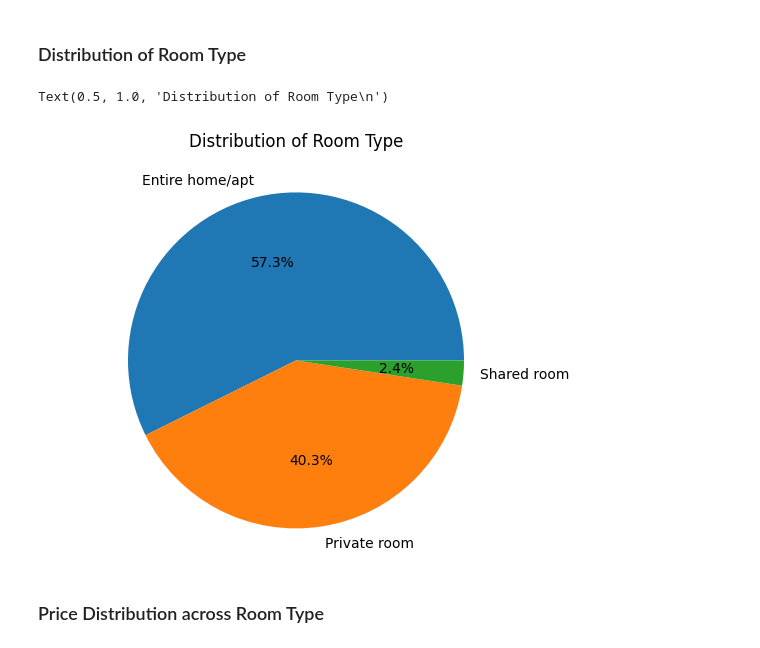
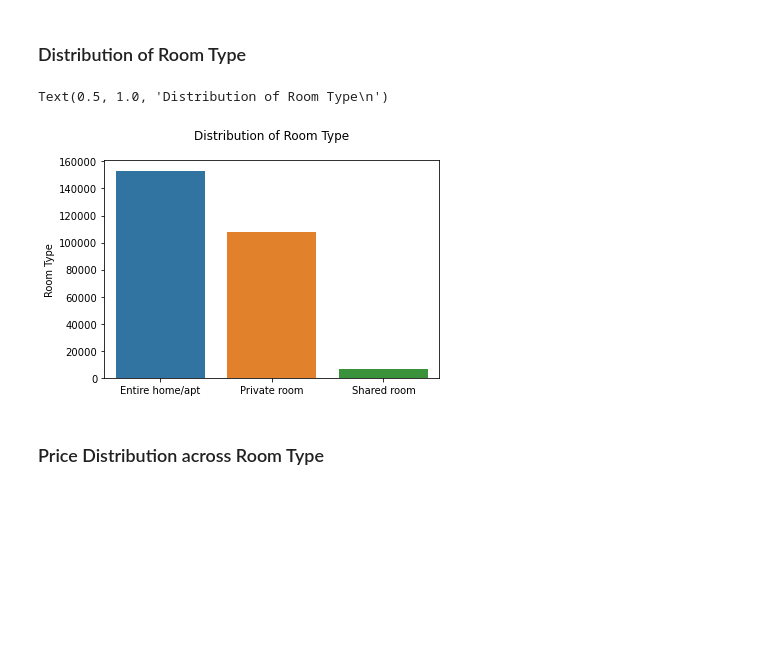
Before and after one commit to mahalrs/airbnb-autopilot, a Jupyter notebook: notebooks/data_exploration.ipynb, the cells around one changed output. Drawn from its saved outputs; the diff is of its cells as text; code cells hidden in the pictures; blank space fills up the shorter version.

Commit message:
only fixing some bug and change piechart to barplot, because in EDV course professor suggested us to avoid piechart, use bar/hist instead

```diff
--- a/notebooks/data_exploration.ipynb
+++ b/notebooks/data_exploration.ipynb
@@ -171,15 +191,12 @@ ax.set(title='Distribution of Property Type (Percentage)', xlabel='Type', ylabel
 # %%
 tmp = listings_tc['Room Type'].value_counts()
 tmp_labels = tmp.index.tolist()
 tmp_colors = sns.color_palette('pastel')[0:5]
-
-fig, ax = plt.subplots()
-ax.pie(tmp, labels=tmp_labels, autopct='%1.1f%%')
-ax.axis('equal')
+ax = sns.barplot(x=tmp.index,y=tmp[:])
 ax.set_title('Distribution of Room Type\n')
 # %% [output]
 Text(0.5, 1.0, 'Distribution of Room Type\n')
-[figure, old version]
+[figure, new version]
 # %% [markdown]
 ### Price Distribution across Room Type
 # %%
```
Also changed, not shown: parts of 8 cells of this notebook, 8 other files.
